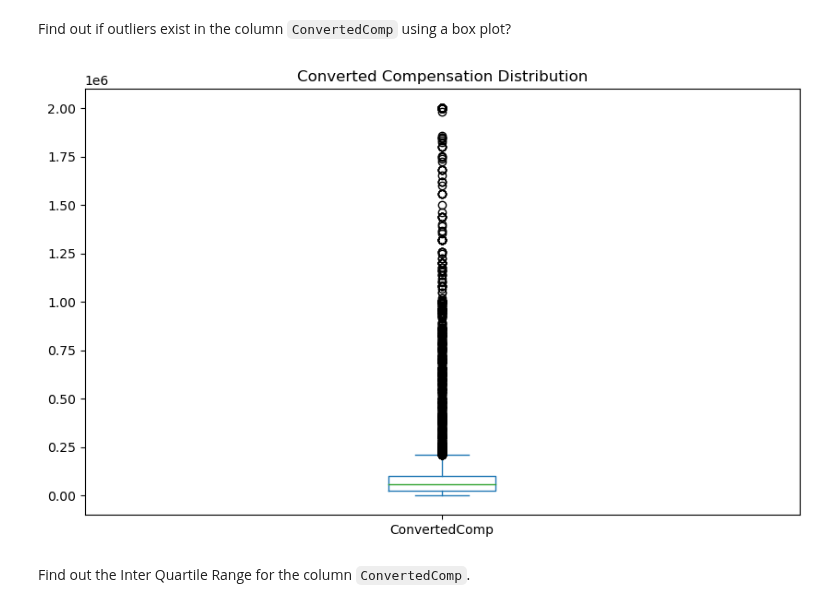
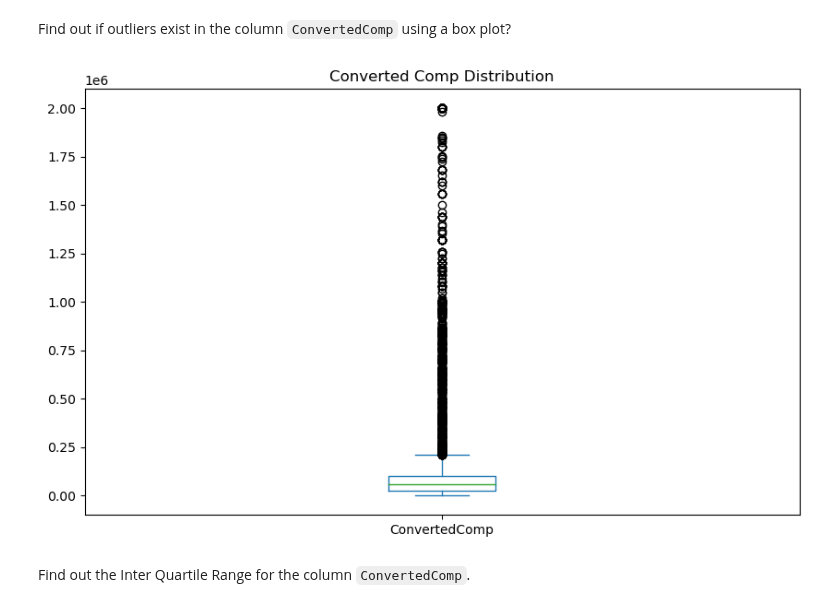
Before and after one commit to fredrickodhis/CourseraSimpleDataExploration, a Jupyter notebook: M3ExploratoryDataAnalysis-lab.ipynb, the cells around one changed output. Cells and saved outputs as stored; diff of their text form; code cells hidden in the pictures.

```diff
--- a/M3ExploratoryDataAnalysis-lab.ipynb
+++ b/M3ExploratoryDataAnalysis-lab.ipynb
@@ -143,10 +143,10 @@ Find out if outliers exist in the column `ConvertedComp` using a box plot?
 # %%
 # your code goes here
 converted_c.plot(kind="box", figsize=(10,6))
-plt.title("Converted Compensation Distribution")
+plt.title("Converted Comp Distribution")
 plt.show()
 # %% [output]
-[figure, old version]
+[figure, new version]
 # %% [markdown]
 Find out the Inter Quartile Range for the column `ConvertedComp`.
 # %%
```
